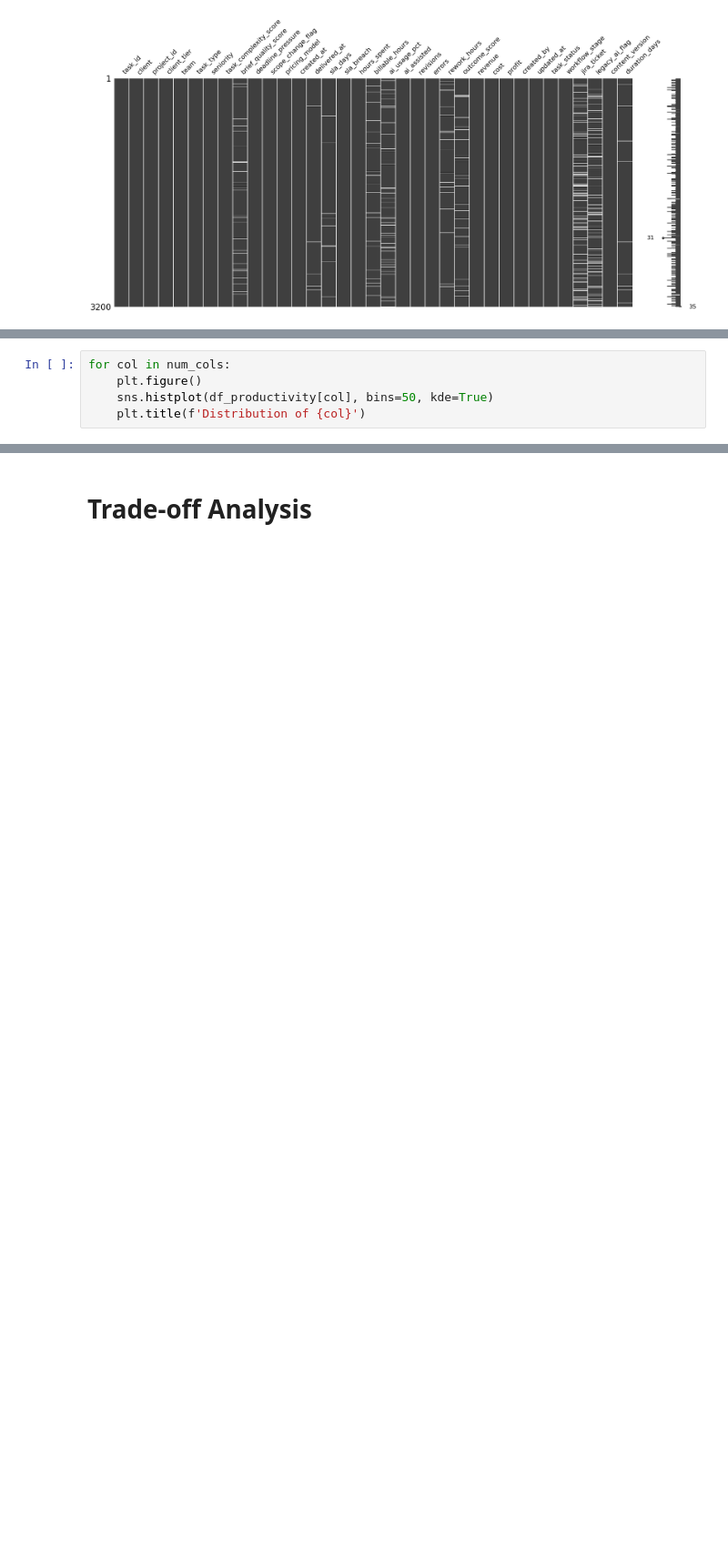
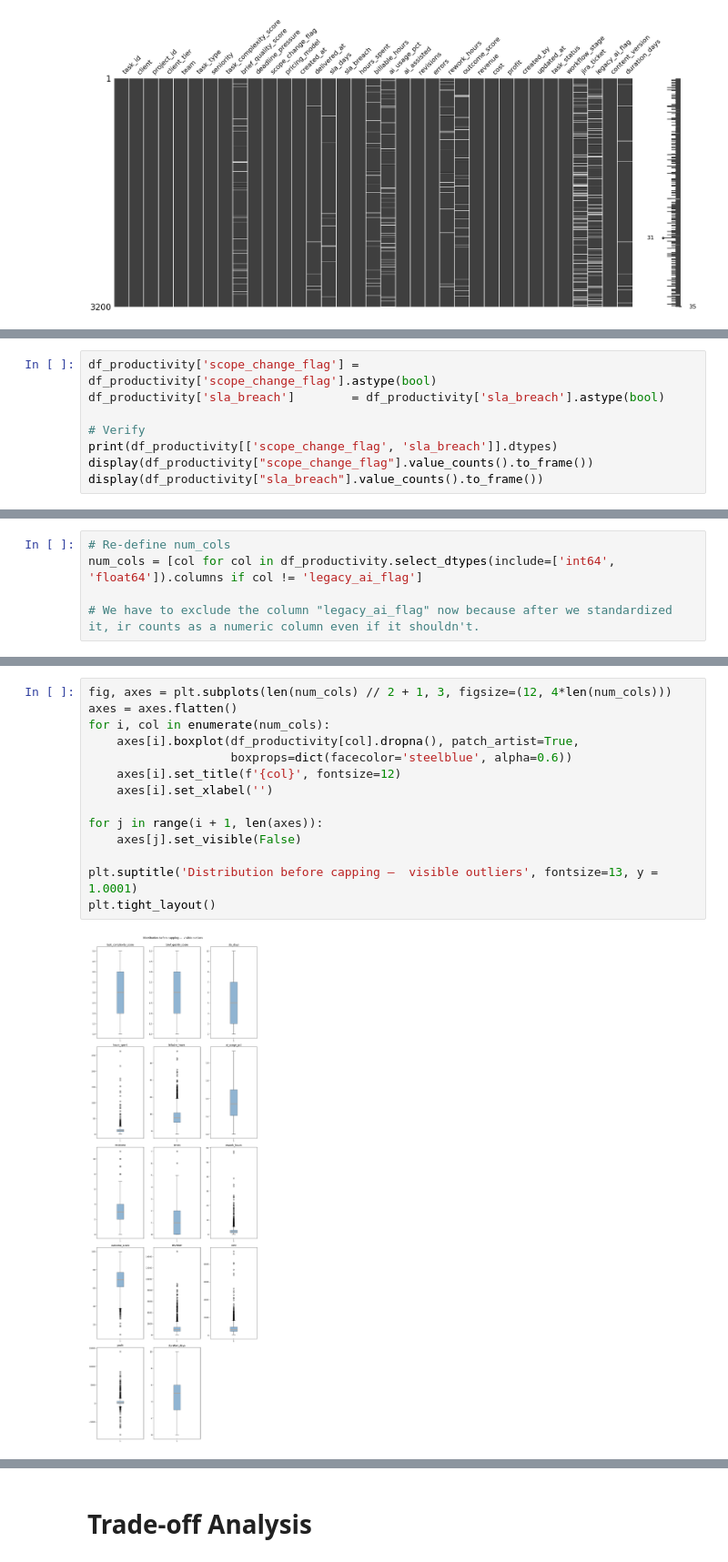
Before and after one commit to andreamammano89-maker/ML_Project_SEA_815441, a Jupyter notebook: main.ipynb, the cells around one changed output, grey strips where cells are left out. Shown at 91% size. Drawn from its saved outputs; the diff is of its cells as text; blank space fills up the shorter version.

```diff
--- a/main.ipynb
+++ b/main.ipynb
@@ -410,5 +593,0 @@ dtype: int64
-# %%
-for col in num_cols:
-    plt.figure()
-    sns.histplot(df_productivity[col], bins=50, kde=True)
-    plt.title(f'Distribution of {col}')
@@ -798,0 +668,8 @@ Overall, AI appears to improve both efficiency and profitability on average, but
+# %%
+df_productivity['scope_change_flag'] = df_productivity['scope_change_flag'].astype(bool)
+df_productivity['sla_breach']        = df_productivity['sla_breach'].astype(bool)
+
+# Verify
+print(df_productivity[['scope_change_flag', 'sla_breach']].dtypes)
+display(df_productivity["scope_change_flag"].value_counts().to_frame())
+display(df_productivity["sla_breach"].value_counts().to_frame())
@@ -798,0 +688,5 @@ Overall, AI appears to improve both efficiency and profitability on average, but
+# %%
+# Re-define num_cols
+num_cols = [col for col in df_productivity.select_dtypes(include=['int64', 'float64']).columns if col != 'legacy_ai_flag']
+
+# We have to exclude the column "legacy_ai_flag" now because after we standardized it, ir counts as a numeric column even if it shouldn't.
@@ -798,0 +709,16 @@ Overall, AI appears to improve both efficiency and profitability on average, but
+# %%
+fig, axes = plt.subplots(len(num_cols) // 2 + 1, 3, figsize=(12, 4*len(num_cols)))
+axes = axes.flatten()
+for i, col in enumerate(num_cols):
+    axes[i].boxplot(df_productivity[col].dropna(), patch_artist=True,
+                    boxprops=dict(facecolor='steelblue', alpha=0.6))
+    axes[i].set_title(f'{col}', fontsize=12)
+    axes[i].set_xlabel('')
+
+for j in range(i + 1, len(axes)):
+    axes[j].set_visible(False)
+
+plt.suptitle('Distribution before capping —  visible outliers', fontsize=13, y = 1.0001)
+plt.tight_layout()
+# %% [output]
+[figure, added]
```
Also changed, not shown: parts of 154 cells of this notebook.
